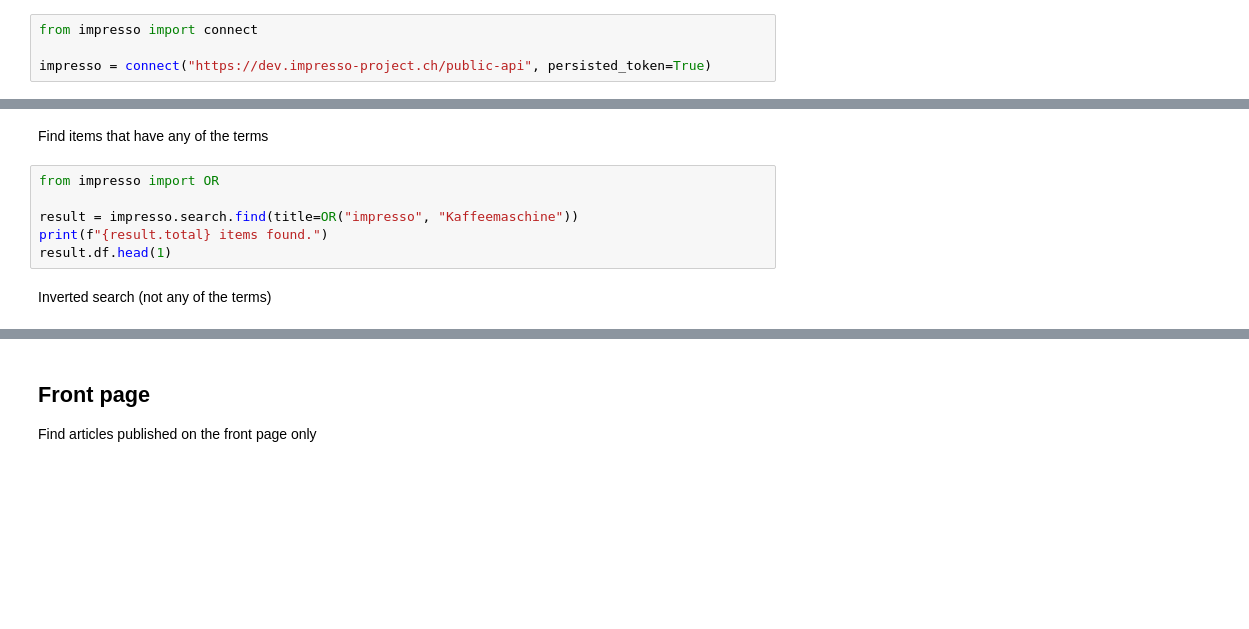
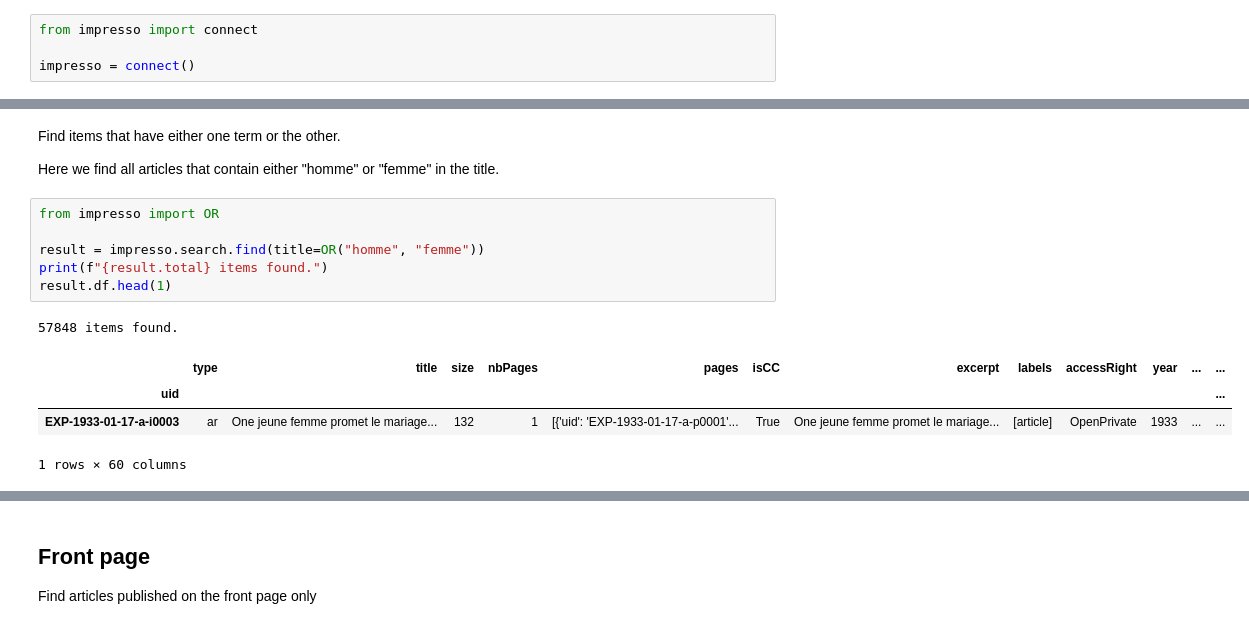
Before and after one commit to impresso/impresso-py, a Jupyter notebook: examples/notebooks/search.ipynb, the cells around one changed output, grey strips where cells are left out. Drawn from its saved outputs; the diff is of its cells as text; blank space fills up the shorter version.

```diff
--- a/examples/notebooks/search.ipynb
+++ b/examples/notebooks/search.ipynb
@@ -1,4 +1,4 @@
 # %%
 from impresso import connect
 
-impresso = connect("https://dev.impresso-project.ch/public-api", persisted_token=True)
+impresso = connect()
@@ -36,10 +68,16 @@ result.df.head(1)
-# %% [markdown]
-Find items that have any of the terms
+# %% [markdown]
+Find items that have either one term or the other.
+
+Here we find all articles that contain either "homme" or "femme" in the title.
 # %%
 from impresso import OR
 
-result = impresso.search.find(title=OR("impresso", "Kaffeemaschine"))
+result = impresso.search.find(title=OR("homme", "femme"))
 print(f"{result.total} items found.")
 result.df.head(1)
+# %% [output]
+57848 items found.
+|  | type | title | size | nbPages | pages | isCC | excerpt | labels | accessRight | year | ... | ... |
+| uid |  |  |  |  |  |  |  |  |  |  |  | ... |
+| EXP-1933-01-17-a-i0003 | ar | One jeune femme promet le mariage... | 132 | 1 | [{'uid': 'EXP-1933-01-17-a-p0001'... | True | One jeune femme promet le mariage... | [article] | OpenPrivate | 1933 | ... | ... |
+1 rows × 60 columns
-# %% [markdown]
-Inverted search (not any of the terms)
```
Also changed, not shown: parts of 48 cells of this notebook, 5 other files.
